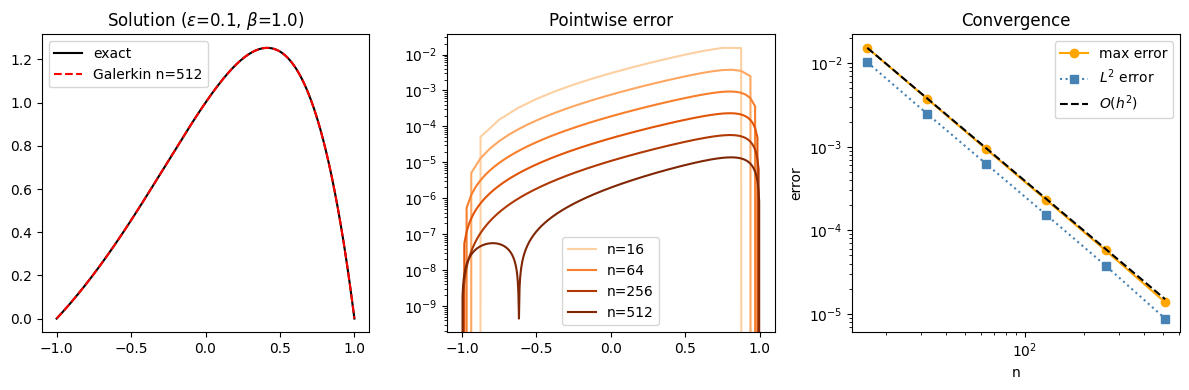
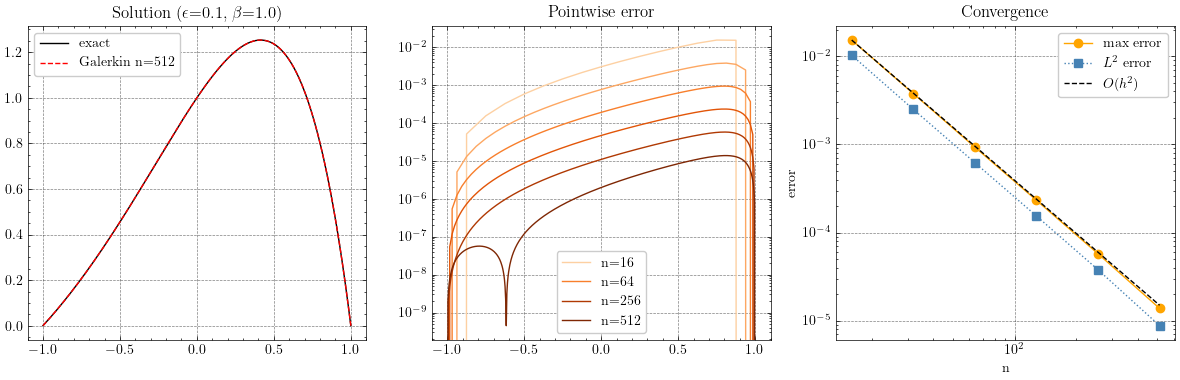
Code edit (unified diff) that turned the first committed figure into the second:
--- before
+++ after
@@ -50,3 +50,5 @@
 
 plt.tight_layout()
+plt.savefig("results/galerkinW-diffusion-convection.pdf", format="pdf")
+plt.savefig("results/galerkinW-diffusion-convection.png", format="png")
 plt.show()

Commit: updated readme